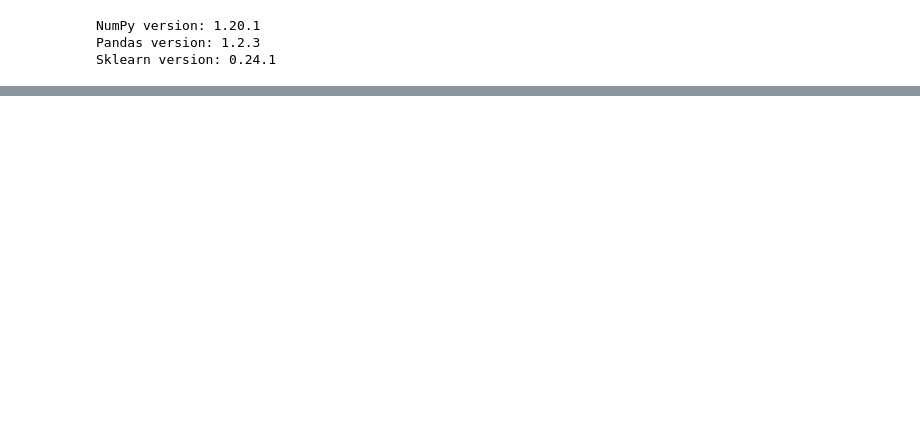
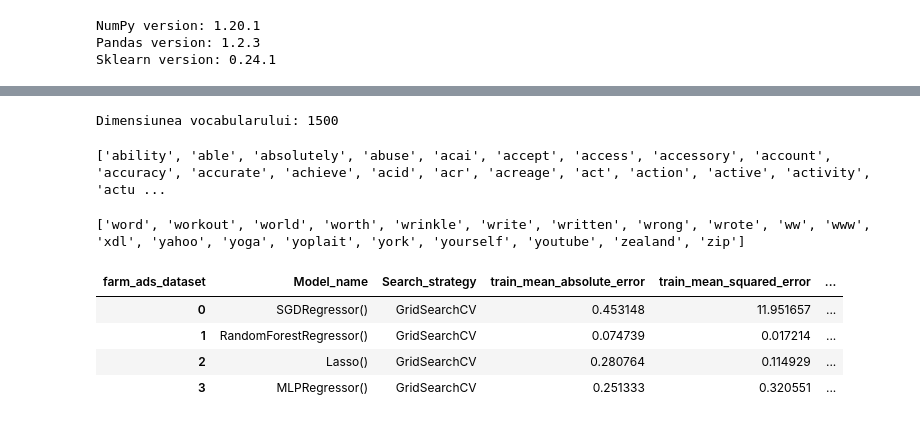
Before and after one commit to Iuly2000/Introducere-in-Data-Science, a Jupyter notebook: Tema6_IDS_DavidMihaiIulian_DogaruAlexandru/Tema6_IDS_DavidMihaiIulian_DogaruAlexandru.ipynb, the cells around one changed output, grey strips where cells are left out. Saved outputs shown, nothing was run; the diff lists cells and outputs as text; code cells hidden in the pictures; blank space fills up the shorter version.

```diff
--- a/Tema6_IDS_DavidMihaiIulian_DogaruAlexandru/Tema6_IDS_DavidMihaiIulian_DogaruAlexandru.ipynb
+++ b/Tema6_IDS_DavidMihaiIulian_DogaruAlexandru/Tema6_IDS_DavidMihaiIulian_DogaruAlexandru.ipynb
@@ -140,0 +366,3 @@ display(finishing(df_smsdata))
+# %%
+text_x_farm_ads:np.ndarray = farm_ads_data['text'].values
+text_y_farm_ads:np.ndarray = farm_ads_data['label'].values
@@ -140,0 +390,4 @@ display(finishing(df_smsdata))
+# %%
+vect:sk.feature_extraction.text.CountVectorizer = CountVectorizer(max_features=1500, min_df=5, max_df=0.7)
+x_farm_ads:np.ndarray = vect.fit_transform(text_x_farm_ads).toarray()
+y_farm_ads:np.ndarray = le.fit_transform(text_y_farm_ads)
@@ -140,0 +414,22 @@ display(finishing(df_smsdata))
+# %%
+feature_names:list = vect.get_feature_names()
+print('Dimensiunea vocabularului:', len(feature_names))
+# %% [output]
+Dimensiunea vocabularului: 1500
+# %%
+print(feature_names[:20])
+# %% [output]
+['ability', 'able', 'absolutely', 'abuse', 'acai', 'accept', 'access', 'accessory', 'account', 'accuracy', 'accurate', 'achieve', 'acid', 'acr', 'acreage', 'act', 'action', 'active', 'activity', 'actu ...
+# %%
+print(feature_names[-20:])
+# %% [output]
+['word', 'workout', 'world', 'worth', 'wrinkle', 'write', 'written', 'wrong', 'wrote', 'ww', 'www', 'xdl', 'yahoo', 'yoga', 'yoplait', 'york', 'yourself', 'youtube', 'zealand', 'zip']
+# %%
+df_farm_ads_data:pd.core.frame.DataFrame = dataset_regression('farm_ads_dataset', x_farm_ads, y_farm_ads)
+display(finishing(df_farm_ads_data))
+# %% [output]
+| farm_ads_dataset | Model_name | Search_strategy | train_mean_absolute_error | train_mean_squared_error | ... |
+| 0 | SGDRegressor() | GridSearchCV | 0.453148 | 11.951657 | ... |
+| 1 | RandomForestRegressor() | GridSearchCV | 0.074739 | 0.017214 | ... |
+| 2 | Lasso() | GridSearchCV | 0.280764 | 0.114929 | ... |
+| 3 | MLPRegressor() | GridSearchCV | 0.251333 | 0.320551 | ... |
```
Also changed, not shown: parts of 42 cells of this notebook, 11 other files.
